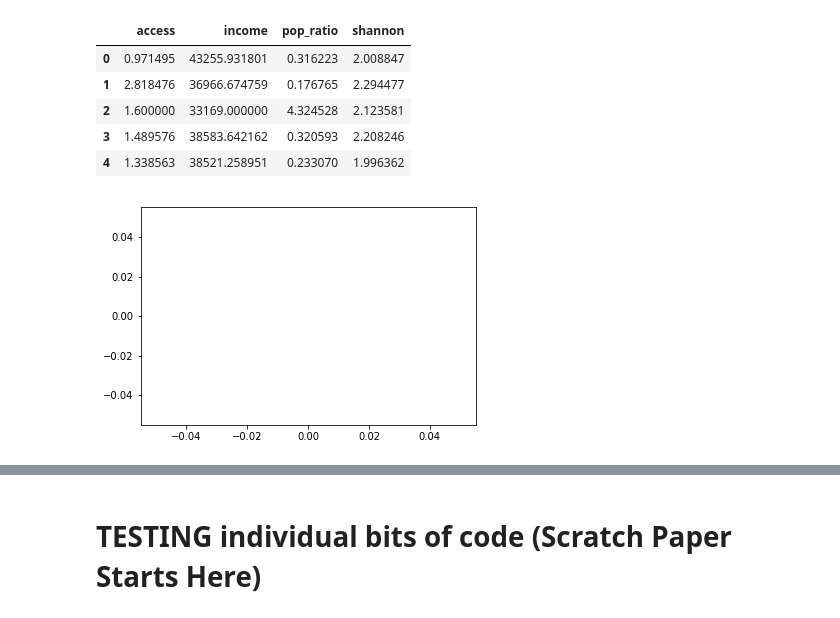
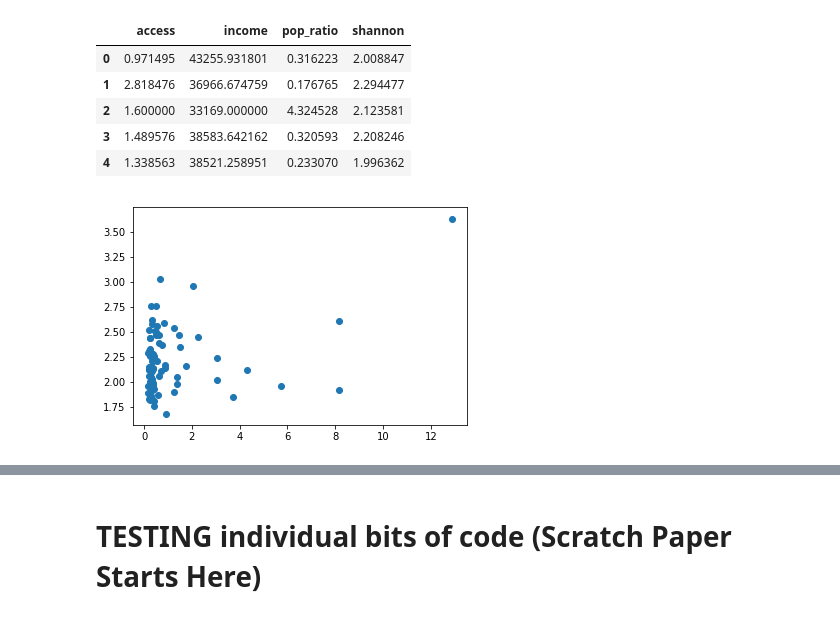
Before and after one commit to mateoneira/UrbanDNA, a Jupyter notebook: Ele-June/June's modular functions/REAL_Overlay Areal Interpolation.ipynb, the cells around one changed output, grey strips where cells are left out. Saved outputs shown, nothing was run; the diff lists cells and outputs as text; code cells hidden in the pictures.

```diff
--- a/Ele-June/June's modular functions/REAL_Overlay Areal Interpolation.ipynb
+++ b/Ele-June/June's modular functions/REAL_Overlay Areal Interpolation.ipynb
@@ -372,9 +390,14 @@ Interpolation.head()
 | 3 | 1.489576 | 38583.642162 | 0.320593 | 2.208246 |
 | 4 | 1.338563 | 38521.258951 | 0.233070 | 1.996362 |
 # %%
-plt.plot(x=Interpolation['income'].values,y=Interpolation['shannon'].values,type='scatter')
+# x=Interpolation['access'].values
+x=Interpolation['pop_ratio'].values
+
+
+y=Interpolation['shannon'].values
+plt.scatter(x,y)
 
 
 plt.show()
 # %% [output]
-[figure, old version]
+[figure, new version]
```
Also changed, not shown: parts of 12 cells of this notebook, 2 other files.
